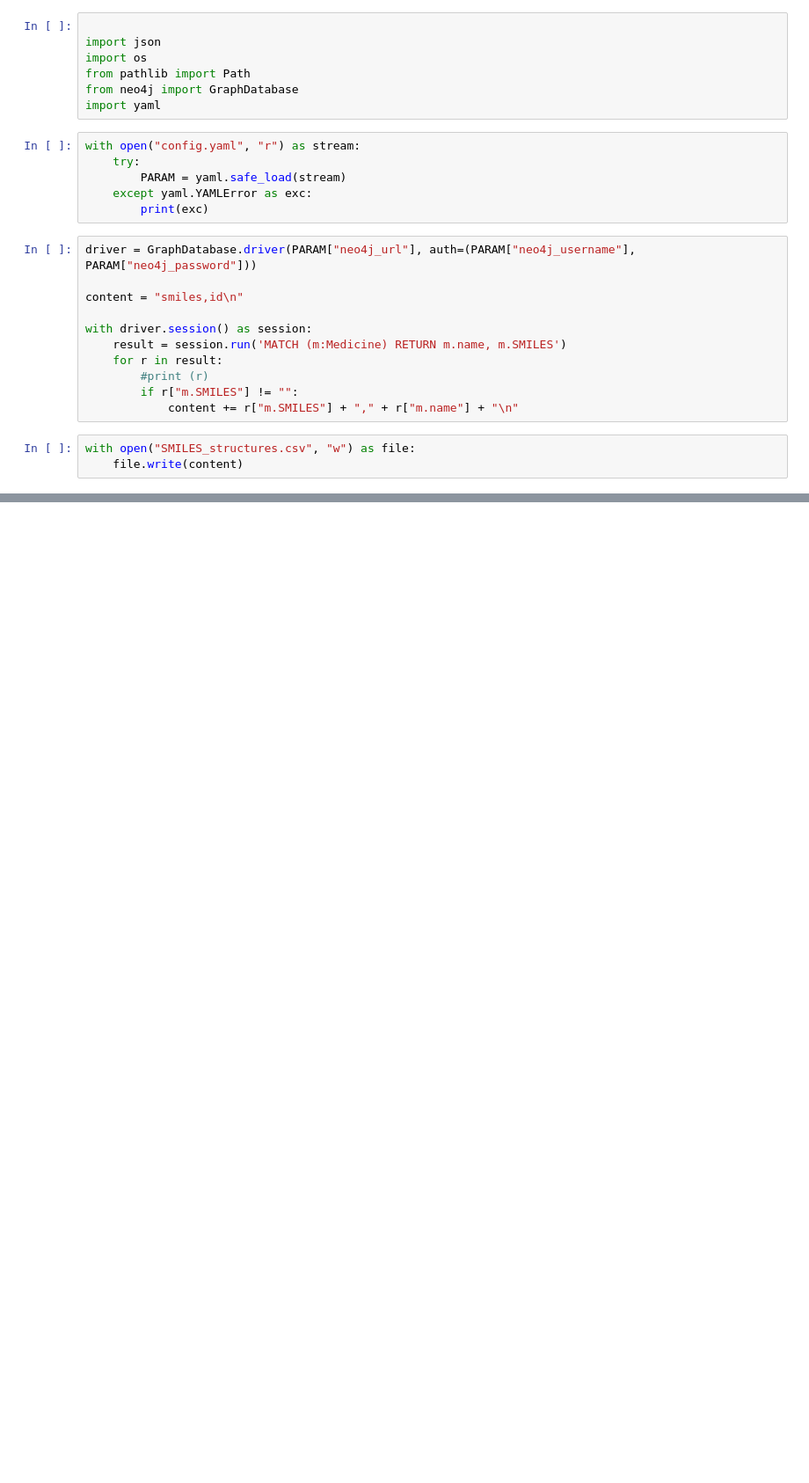
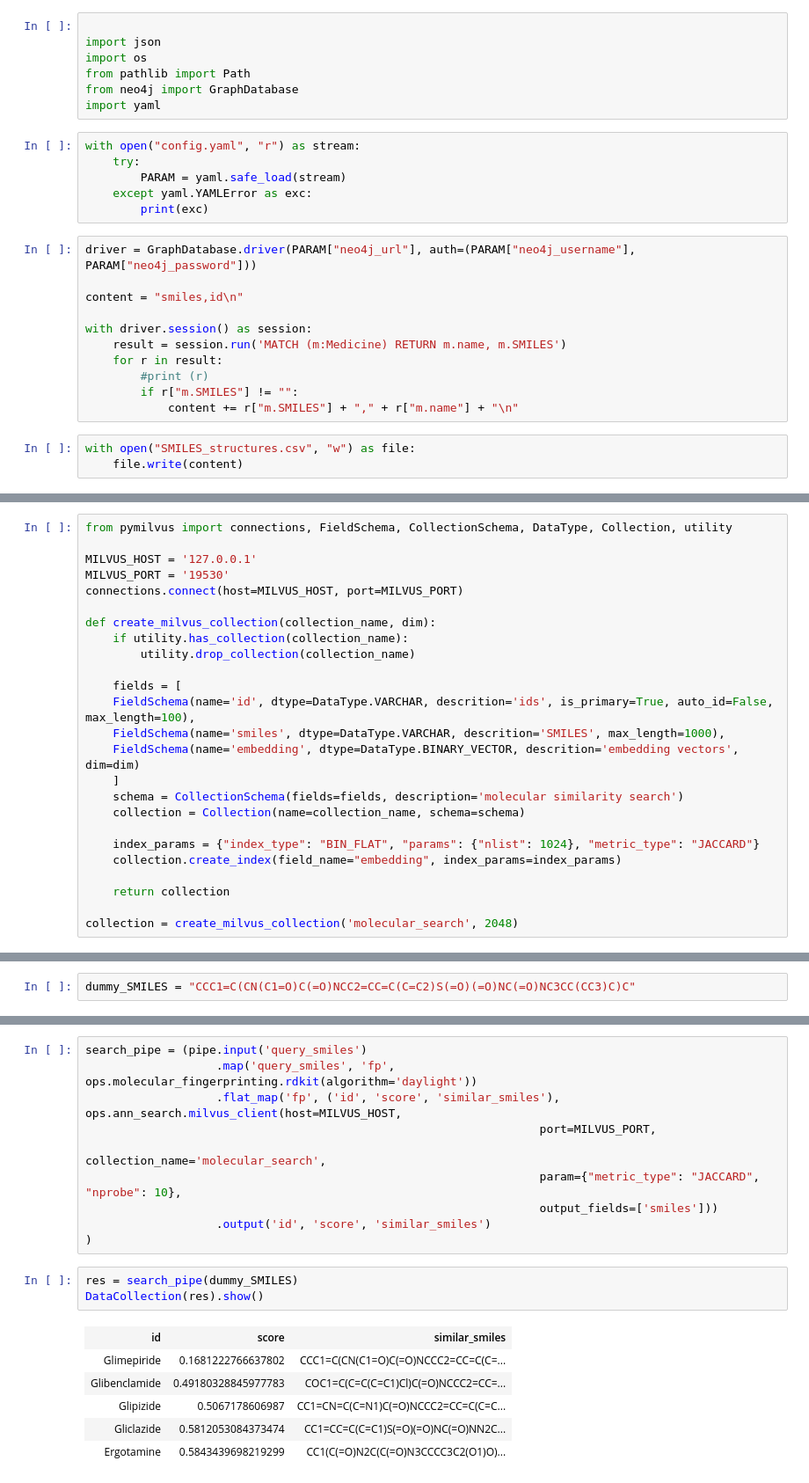
Before and after one commit to dgg32/drug-drug-interactions, a Jupyter notebook: milvus_structure_search.ipynb, the cells around one changed output, grey strips where cells are left out. Shown at 88% size. Drawn from its saved outputs; the diff is of its cells as text; blank space fills up the shorter version.

Commit message:
add milvus

```diff
--- a/milvus_structure_search.ipynb
+++ b/milvus_structure_search.ipynb
@@ -40,0 +55,25 @@ with open("SMILES_structures.csv", "w") as file:
+# %%
+from pymilvus import connections, FieldSchema, CollectionSchema, DataType, Collection, utility
+
+MILVUS_HOST = '127.0.0.1'
+MILVUS_PORT = '19530'
+connections.connect(host=MILVUS_HOST, port=MILVUS_PORT)
+
+def create_milvus_collection(collection_name, dim):
+    if utility.has_collection(collection_name):
+        utility.drop_collection(collection_name)
+
+    fields = [
+    FieldSchema(name='id', dtype=DataType.VARCHAR, descrition='ids', is_primary=True, auto_id=False, max_length=100),
+    FieldSchema(name='smiles', dtype=DataType.VARCHAR, descrition='SMILES', max_length=1000),
+    FieldSchema(name='embedding', dtype=DataType.BINARY_VECTOR, descrition='embedding vectors', dim=dim)
+    ]
+    schema = CollectionSchema(fields=fields, description='molecular similarity search')
+    collection = Collection(name=collection_name, schema=schema)
+
+    index_params = {"index_type": "BIN_FLAT", "params": {"nlist": 1024}, "metric_type": "JACCARD"}
+    collection.create_index(field_name="embedding", index_params=index_params)
+
+    return collection
+
+collection = create_milvus_collection('molecular_search', 2048)
@@ -40,0 +119,2 @@ with open("SMILES_structures.csv", "w") as file:
+# %%
+dummy_SMILES = "CCC1=C(CN(C1=O)C(=O)NCC2=CC=C(C=C2)S(=O)(=O)NC(=O)NC3CC(CC3)C)C"
@@ -40,0 +135,20 @@ with open("SMILES_structures.csv", "w") as file:
+# %%
+search_pipe = (pipe.input('query_smiles')
+                   .map('query_smiles', 'fp', ops.molecular_fingerprinting.rdkit(algorithm='daylight'))
+                   .flat_map('fp', ('id', 'score', 'similar_smiles'), ops.ann_search.milvus_client(host=MILVUS_HOST,
+                                                                  port=MILVUS_PORT,
+                                                                  collection_name='molecular_search',
+                                                                  param={"metric_type": "JACCARD", "nprobe": 10},
+                                                                  output_fields=['smiles']))
+                   .output('id', 'score', 'similar_smiles')
+)
+# %%
+res = search_pipe(dummy_SMILES)
+DataCollection(res).show()
+# %% [output]
+| id | score | similar_smiles |
+| Glimepiride | 0.1681222766637802 | CCC1=C(CN(C1=O)C(=O)NCCC2=CC=C(C=... |
+| Glibenclamide | 0.49180328845977783 | COC1=C(C=C(C=C1)Cl)C(=O)NCCC2=CC=... |
+| Glipizide | 0.5067178606987 | CC1=CN=C(C=N1)C(=O)NCCC2=CC=C(C=C... |
+| Gliclazide | 0.5812053084373474 | CC1=CC=C(C=C1)S(=O)(=O)NC(=O)NN2C... |
+| Ergotamine | 0.5843439698219299 | CC1(C(=O)N2C(C(=O)N3CCCC3C2(O1)O)... |
```
Also changed, not shown: parts of 12 cells of this notebook.
